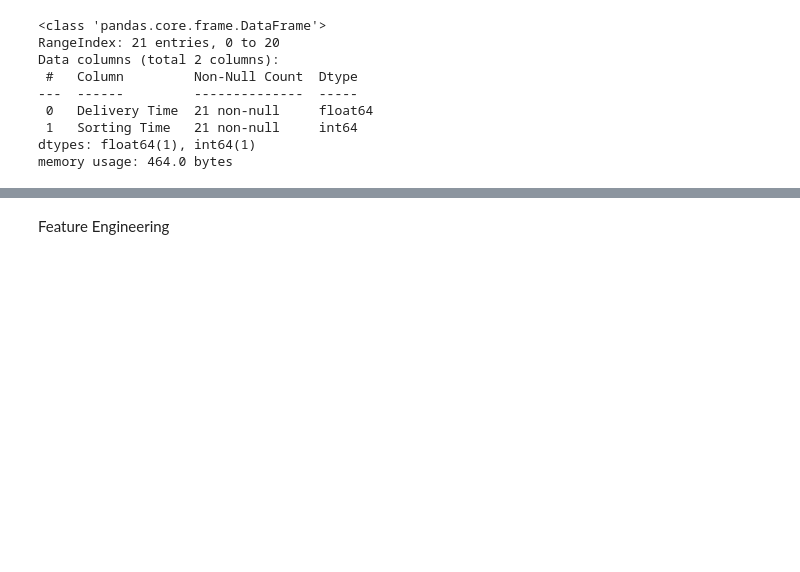
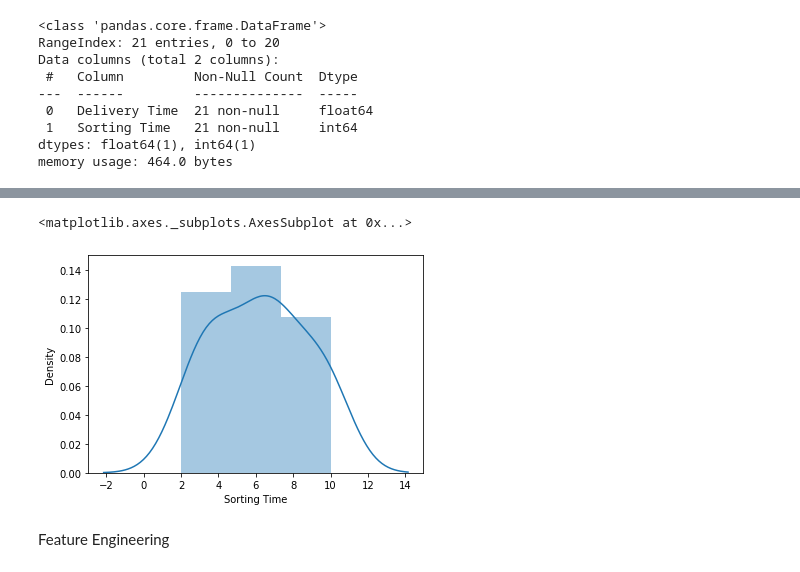
Before and after one commit to pranay4712/datascience, a Jupyter notebook: 4assignment_1q.ipynb, the cells around one changed output, grey strips where cells are left out. Saved outputs shown, nothing was run; the diff lists cells and outputs as text; code cells hidden in the pictures; blank space fills up the shorter version.

```diff
--- a/4assignment_1q.ipynb
+++ b/4assignment_1q.ipynb
@@ -43,3 +48,8 @@ memory usage: 464.0 bytes
+# %%
+sns.distplot(dataset['Sorting Time'])
+# %% [output]
+<matplotlib.axes._subplots.AxesSubplot at 0x...>
+[figure, added]
 # %% [markdown]
 Feature Engineering
 # %%
```
Also changed, not shown: parts of 1 cell of this notebook.
